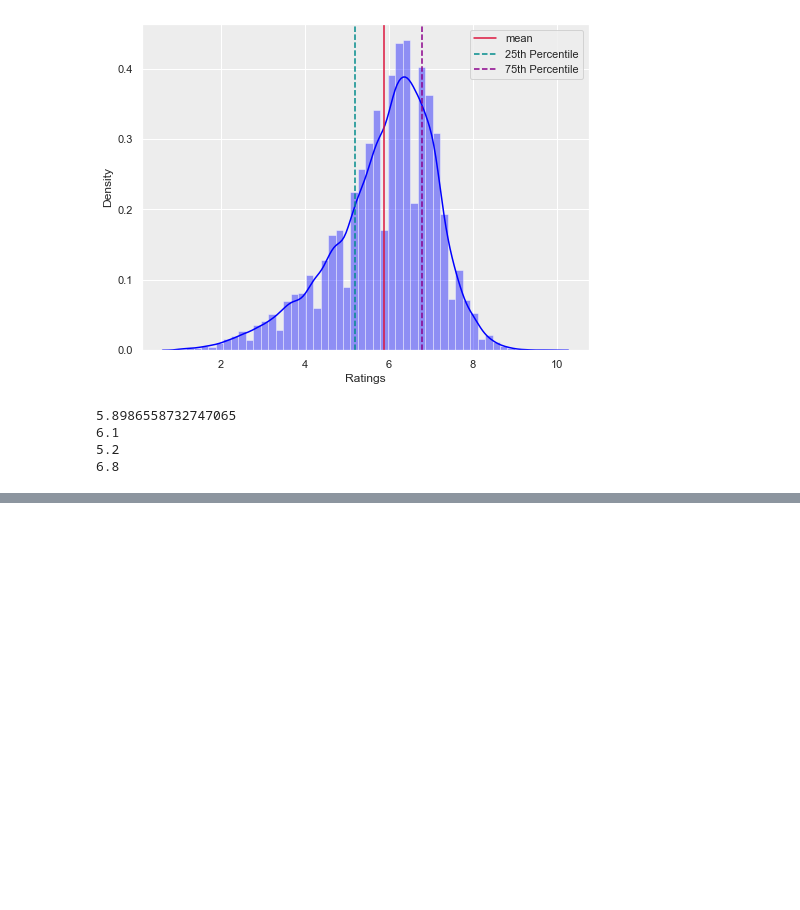
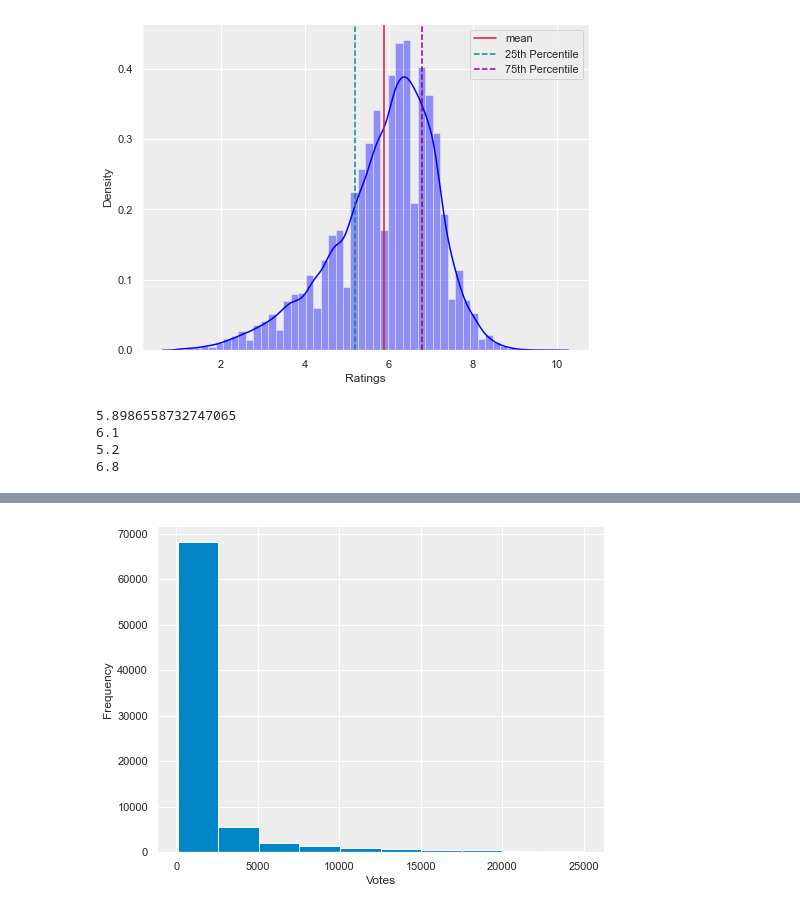
Before and after one commit to kennwayarka/movie_recommendation_engine_IBA, a Jupyter notebook: IMDb Database.ipynb, the cells around one changed output, grey strips where cells are left out. Saved outputs shown, nothing was run; the diff lists cells and outputs as text; code cells hidden in the pictures; blank space fills up the shorter version.

```diff
--- a/IMDb Database.ipynb
+++ b/IMDb Database.ipynb
@@ -95,0 +96,10 @@ plt.savefig('Votes_Dist_Raw', dpi = 300)
+# %%
+most_movies = movies.loc[movies['votes'] <= 25000]
+
+plt.hist(most_movies.votes)
+plt.xlabel('Votes')
+plt.ylabel('Frequency')
+
+plt.savefig('Votes_Dist_Focused', dpi = 300)
+# %% [output]
+[figure, added]
```
Also changed, not shown: parts of 24 cells of this notebook.
